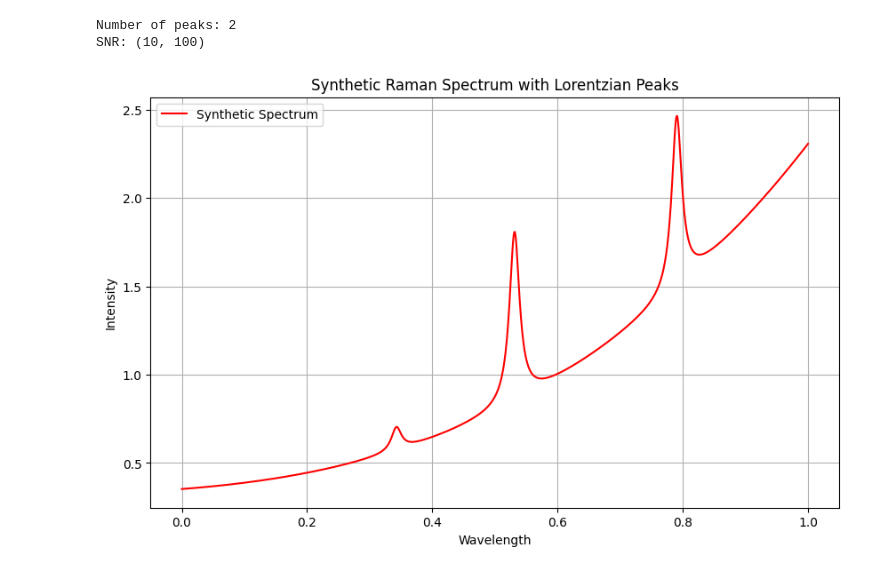
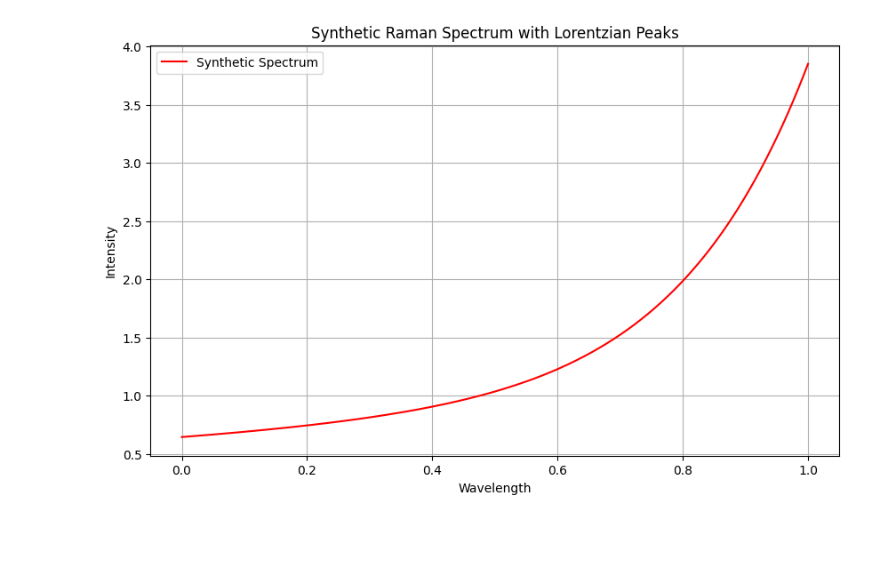
Before and after one commit to DircePineda/spectra, a Jupyter notebook: fork-1st-part.ipynb, the cells around one changed output. Drawn from its saved outputs; the diff is of its cells as text; code cells hidden in the pictures; blank space fills up the shorter version.

```diff
--- a/fork-1st-part.ipynb
+++ b/fork-1st-part.ipynb
@@ -37,55 +37,36 @@ spectra_params = SpectraParameters(
     spectrum=spectrum,
 )
 
-# 2. PEAK CHARACTERISTICS
-# Create Lorentzian peaks (specifications)
 class SyntheticRamanSpectrum:
     def __init__(self, pixels, poly_order_range, num_peaks_range, snr_range, cosmic_ray_prob, num_spectra):
         self.pixels = pixels
         self.poly_order_range = poly_order_range
         self.num_peaks_range = num_peaks_range
         self.snr_range = snr_range
         self.cosmic_ray_prob = cosmic_ray_prob
         self.num_spectra = num_spectra
         self.wavelengths = np.linspace(0, 1, self.pixels)
         self.spectrum = self.generate_spectrum()
 
     def generate_spectrum(self):
         # Generate baseline using a polynomial
         poly_order = np.random.randint(self.poly_order_range[0], self.poly_order_range[1] + 1)
         baseline_coefficients = np.random.rand(poly_order + 1)
         baseline = np.polyval(baseline_coefficients, self.wavelengths)
 
-         # Generate Lorentzian peaks
-        peaks = np.zeros_like(self.wavelengths)
-        num_peaks = np.random.randint(self.num_peaks_range[0], self.num_peaks_range[1] + 1)
-        for _ in range(num_peaks):
-            peak_amplitude = np.random.uniform(0, 1)
-            peak_position = np.random.uniform(0.2, 0.8)
-            peak_width = 1 / (self.pixels * 0.1)
-            peaks += peak_amplitude * (peak_width ** 2) / ((self.wavelengths - peak_position) ** 2 + peak_width ** 2)
-
-        # Combine baseline & peaks
-        spectrum = baseline + peaks
-        return spectrum
+        return baseline
 
 # Create synthetic spectrum
 synthetic_spectrum = SyntheticRamanSpectrum(pixels, poly_order_range, num_peaks_range, snr_range, cosmic_ray_prob, num_spectra)
 
-# Print information
-print("Number of peaks:", len(synthetic_spectrum.num_peaks_range))
-print("SNR:", synthetic_spectrum.snr_range)
-
-# Plot Lorentzian peaks
+# Plot baseline
 plt.figure(figsize=(10, 6))
 plt.plot(synthetic_spectrum.wavelengths, synthetic_spectrum.spectrum, color= 'red', label='Synthetic Spectrum')
 plt.xlabel('Wavelength')
 plt.ylabel('Intensity')
 plt.title('Synthetic Raman Spectrum with Lorentzian Peaks')
 plt.legend()
 plt.grid(True)
 plt.show()
 # %% [output]
-Number of peaks: 2
-SNR: (10, 100)
-[figure, old version]
+[figure, new version]
```
Also changed, not shown: parts of 1 cell of this notebook.
